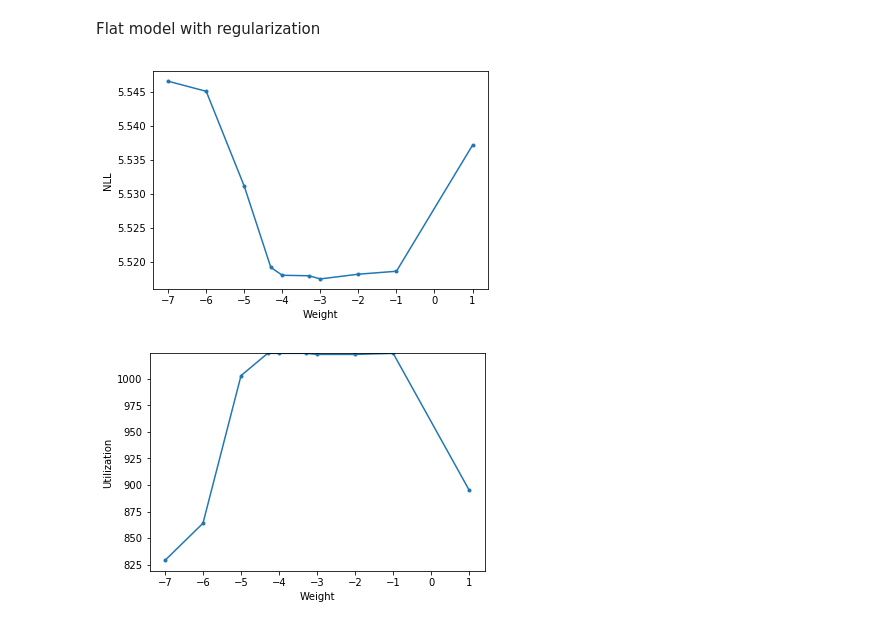
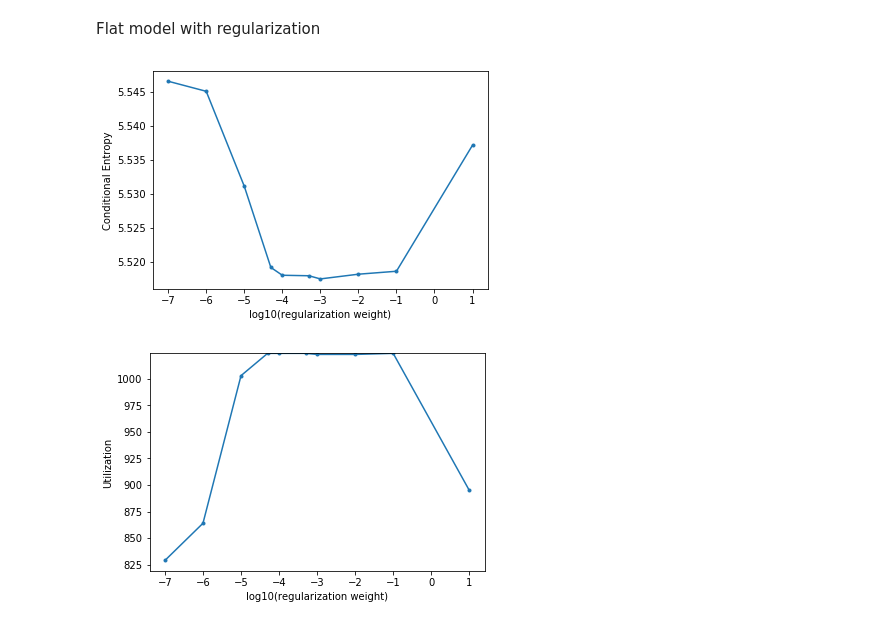
Before and after one commit to bstriner/discrete-skip-gram, a Jupyter notebook: notebook/results.ipynb, the cells around one changed output. Drawn from its saved outputs; the diff is of its cells as text; code cells hidden in the pictures.

```diff
--- a/notebook/results.ipynb
+++ b/notebook/results.ipynb
@@ -136,19 +157,20 @@ Flat model with regularization
 # %%
 # Flat model with balance regularizer
 flat_b = load_output('skipgram_flat-b.npz')
 # plot NLL by regularization weight
+x = np.log10(flat_b['weights'])
+xlabel = 'log10(regularization weight)'
 mean = np.mean(flat_b['nlls'], axis=1)
-x = np.log10(flat_b['weights'])
 plt.plot(x, mean, markersize=3, marker='o')
-plt.ylabel('NLL')
-plt.xlabel('Weight')
+plt.ylabel('Conditional Entropy')
+plt.xlabel(xlabel)
 plt.show()
 meanu = np.mean(flat_b['utilizations'], axis=1)
 plt.plot(x, meanu, markersize=3, marker='o')
 plt.ylabel('Utilization')
-plt.xlabel('Weight')
+plt.xlabel(xlabel)
 plt.ylim(None, 1024)
 plt.show()
 # %% [output]
-[figure, old version]
+[figure, new version]
-[figure, old version]
+[figure, new version]
```
Also changed, not shown: parts of 5 cells of this notebook, 1 other file.
